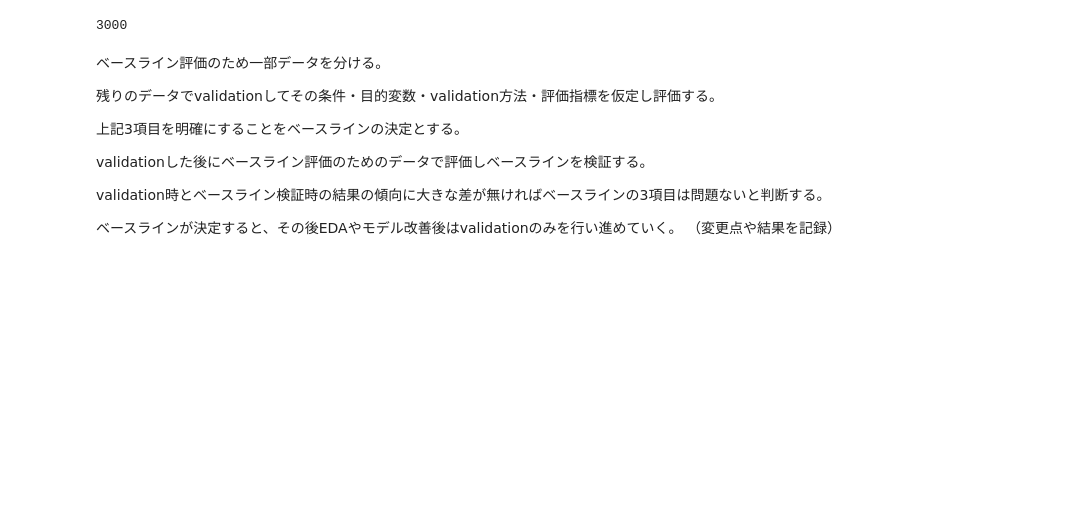
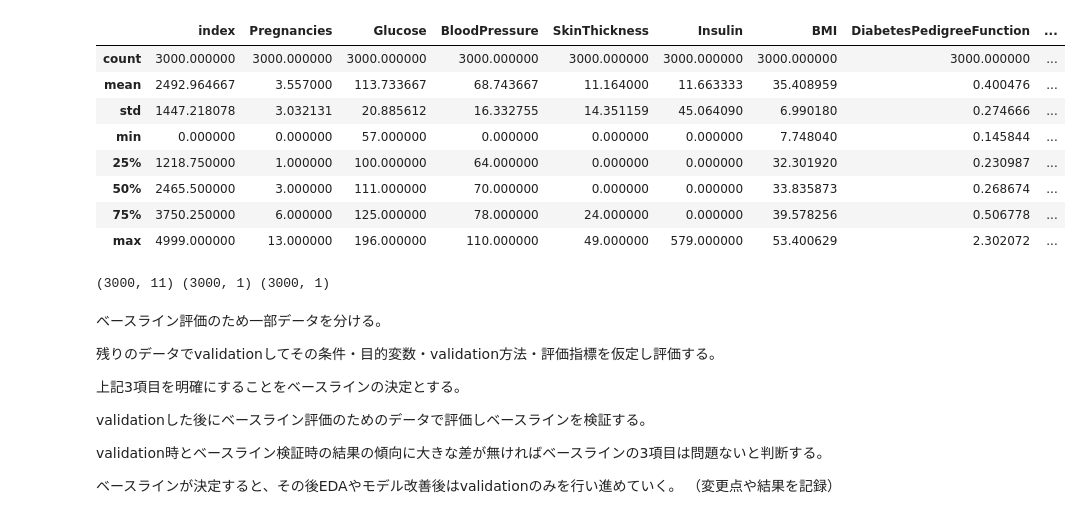
Before and after one commit to mecab-g/signate32biginner, a Jupyter notebook: LGBM.ipynb, the cells around one changed output. Cells and saved outputs as stored; diff of their text form; code cells hidden in the pictures; blank space fills up the shorter version.

```diff
--- a/LGBM.ipynb
+++ b/LGBM.ipynb
@@ -23,2 +52,14 @@ test = pd.read_csv("data_EDA/test.csv")
+# %%
+train.describe()
+# %% [output]
+|  | index | Pregnancies | Glucose | BloodPressure | SkinThickness | Insulin | BMI | DiabetesPedigreeFunction | ... |
+| count | 3000.000000 | 3000.000000 | 3000.000000 | 3000.000000 | 3000.000000 | 3000.000000 | 3000.000000 | 3000.000000 | ... |
+| mean | 2492.964667 | 3.557000 | 113.733667 | 68.743667 | 11.164000 | 11.663333 | 35.408959 | 0.400476 | ... |
+| std | 1447.218078 | 3.032131 | 20.885612 | 16.332755 | 14.351159 | 45.064090 | 6.990180 | 0.274666 | ... |
+| min | 0.000000 | 0.000000 | 57.000000 | 0.000000 | 0.000000 | 0.000000 | 7.748040 | 0.145844 | ... |
+| 25% | 1218.750000 | 1.000000 | 100.000000 | 64.000000 | 0.000000 | 0.000000 | 32.301920 | 0.230987 | ... |
+| 50% | 2465.500000 | 3.000000 | 111.000000 | 70.000000 | 0.000000 | 0.000000 | 33.835873 | 0.268674 | ... |
+| 75% | 3750.250000 | 6.000000 | 125.000000 | 78.000000 | 24.000000 | 0.000000 | 39.578256 | 0.506778 | ... |
+| max | 4999.000000 | 13.000000 | 196.000000 | 110.000000 | 49.000000 | 579.000000 | 53.400629 | 2.302072 | ... |
 # %%
 # まずは少ない特徴量から検討していく
@@ -26,10 +81,9 @@ X_train = train[['DiabetesPedigreeFunction','BMI','Glucose']]
 id_train = train[['index']]
 y_train = train[['Outcome']]
 # %%
-len(X_train)
-len(y_train)
+print(X_train.shape, y_train.shape, id_train.shape)
 # %% [output]
-3000
+(3000, 11) (3000, 1) (3000, 1)
 # %% [markdown]
 ベースライン評価のため一部データを分ける。
 
```
Also changed, not shown: parts of 16 cells of this notebook, 5 other files.
